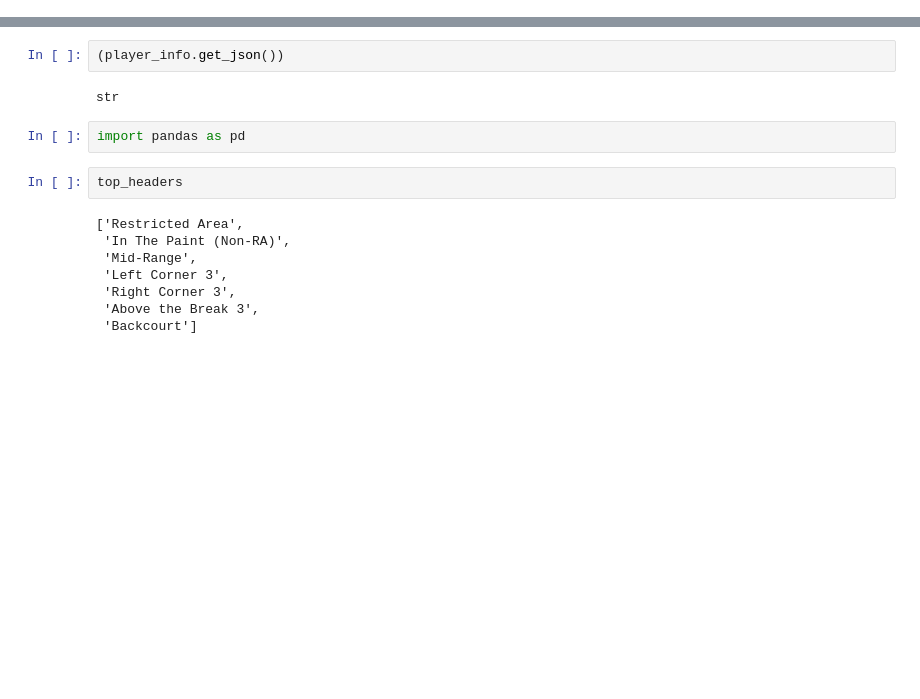
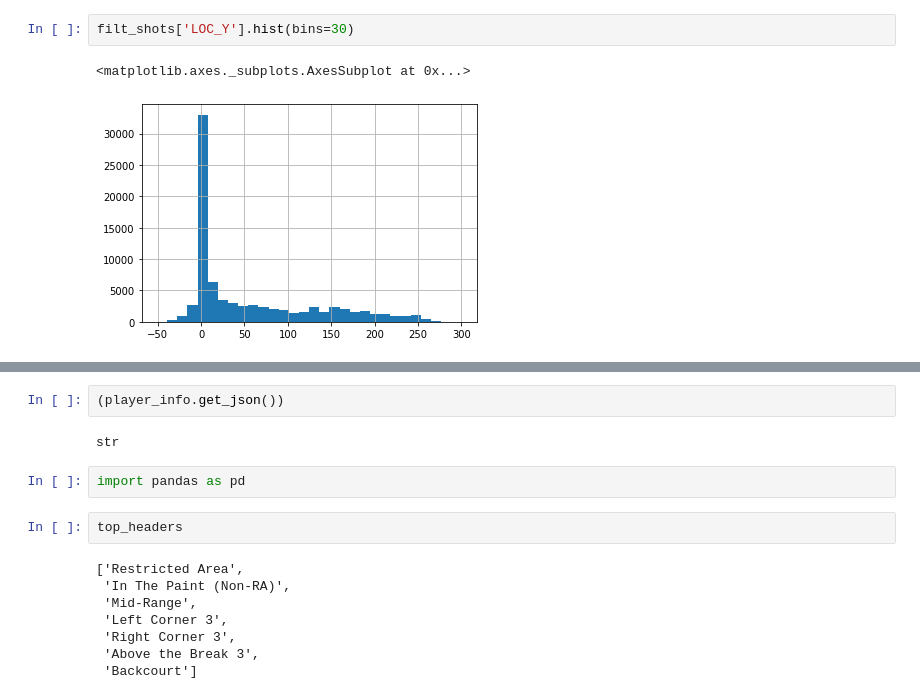
Before and after one commit to JordanLevy99/DSC_106_Final_Project, a Jupyter notebook: nba_shot_location_data.ipynb, the cells around one changed output, grey strips where cells are left out. Drawn from its saved outputs; the diff is of its cells as text; blank space fills up the shorter version.

```diff
--- a/nba_shot_location_data.ipynb
+++ b/nba_shot_location_data.ipynb
@@ -3,2 +211,7 @@ from nba_api.stats.endpoints import leaguedashplayershotlocations
+# %%
+filt_shots['LOC_Y'].hist(bins=30)
+# %% [output]
+<matplotlib.axes._subplots.AxesSubplot at 0x...>
+[figure, added]
 # %%
 # %% [output]
```
Also changed, not shown: parts of 37 cells of this notebook, 24 other files.
